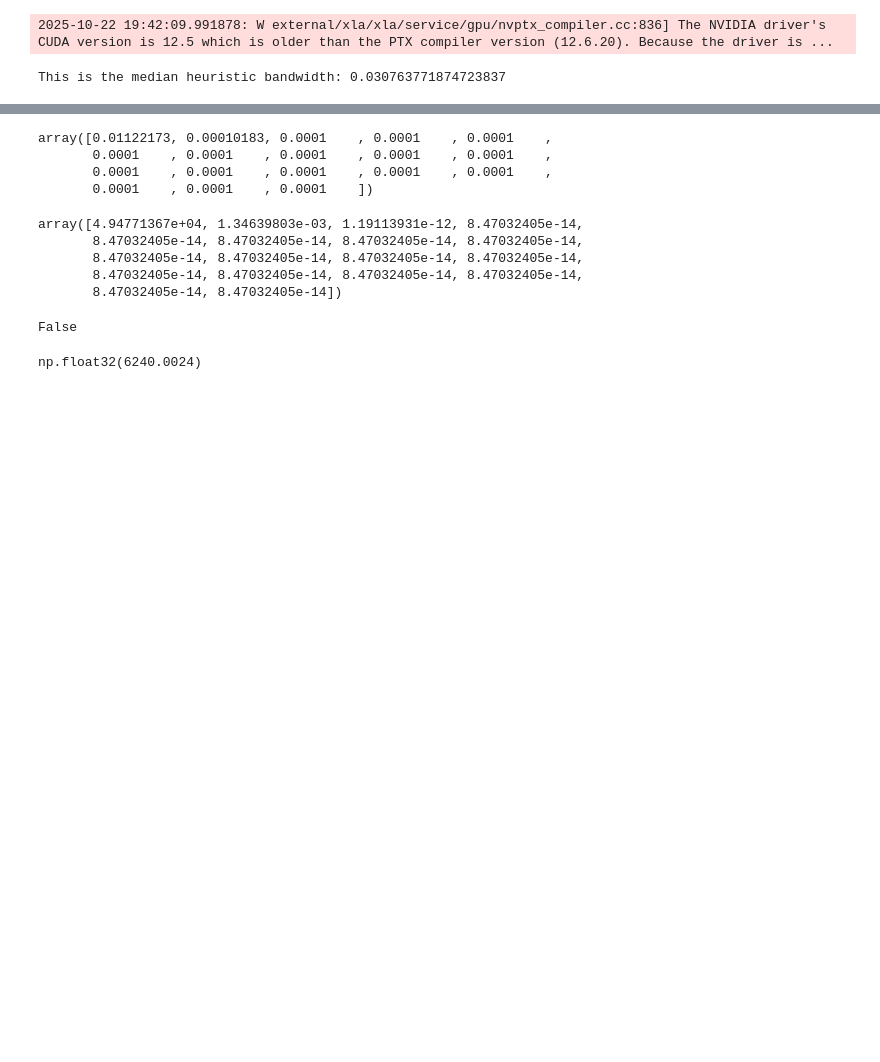
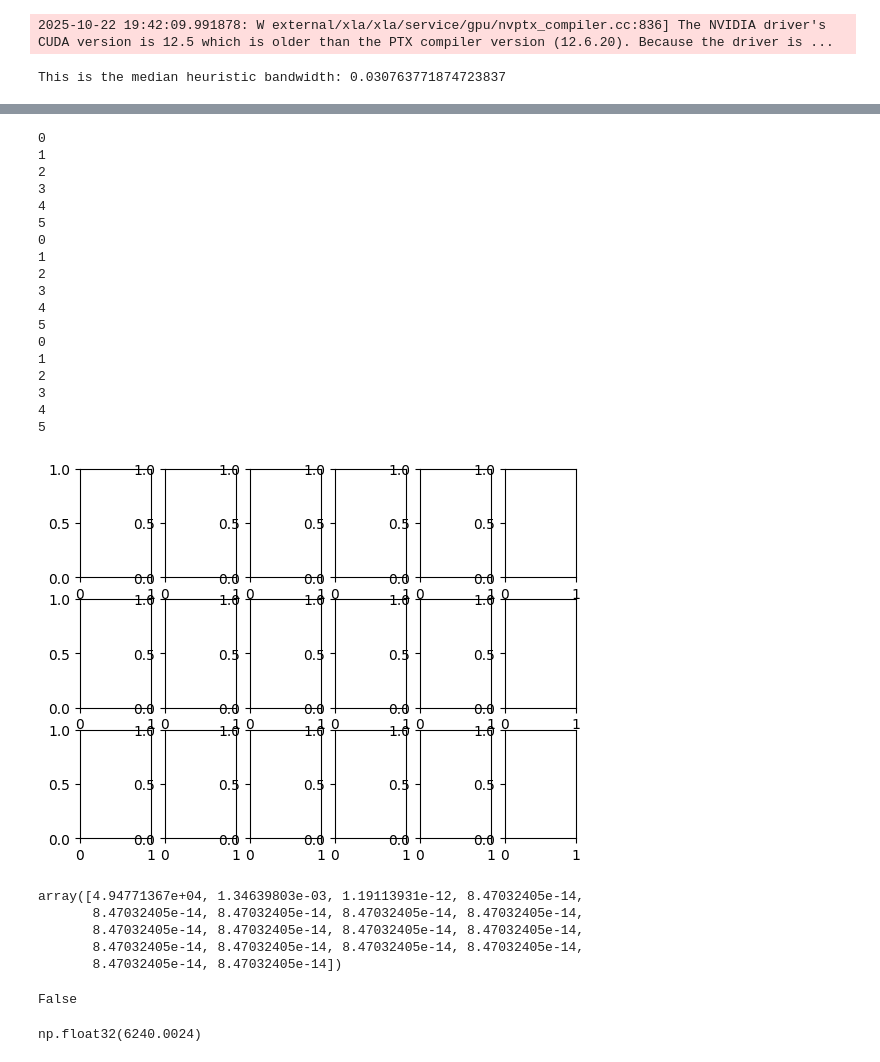
Before and after one commit to abjohnson117/TransportVsMcmcExperiments, a Jupyter notebook: poisson/convergence_testing.ipynb, the cells around one changed output, grey strips where cells are left out. Drawn from its saved outputs; the diff is of its cells as text; code cells hidden in the pictures; blank space fills up the shorter version.

```diff
--- a/poisson/convergence_testing.ipynb
+++ b/poisson/convergence_testing.ipynb
@@ -92,10 +134,29 @@ rel_error_array = np.load(input_dir2)
 # %%
-mmd_array_nn
+fig, ax = plt.subplots(3, 6)
+
+for i in range(len(ax)):
+    for j in range(len(ax[0, :])):
+        print(j)
 # %% [output]
-array([0.01122173, 0.00010183, 0.0001    , 0.0001    , 0.0001    ,
-       0.0001    , 0.0001    , 0.0001    , 0.0001    , 0.0001    ,
-       0.0001    , 0.0001    , 0.0001    , 0.0001    , 0.0001    ,
-       0.0001    , 0.0001    , 0.0001    ])
+0
+1
+2
+3
+4
+5
+0
+1
+2
+3
+4
+5
+0
+1
+2
+3
+4
+5
+[figure, added]
 # %%
 rel_error_array
 # %% [output]
```
Also changed, not shown: parts of 5 cells of this notebook, 2 other files.
